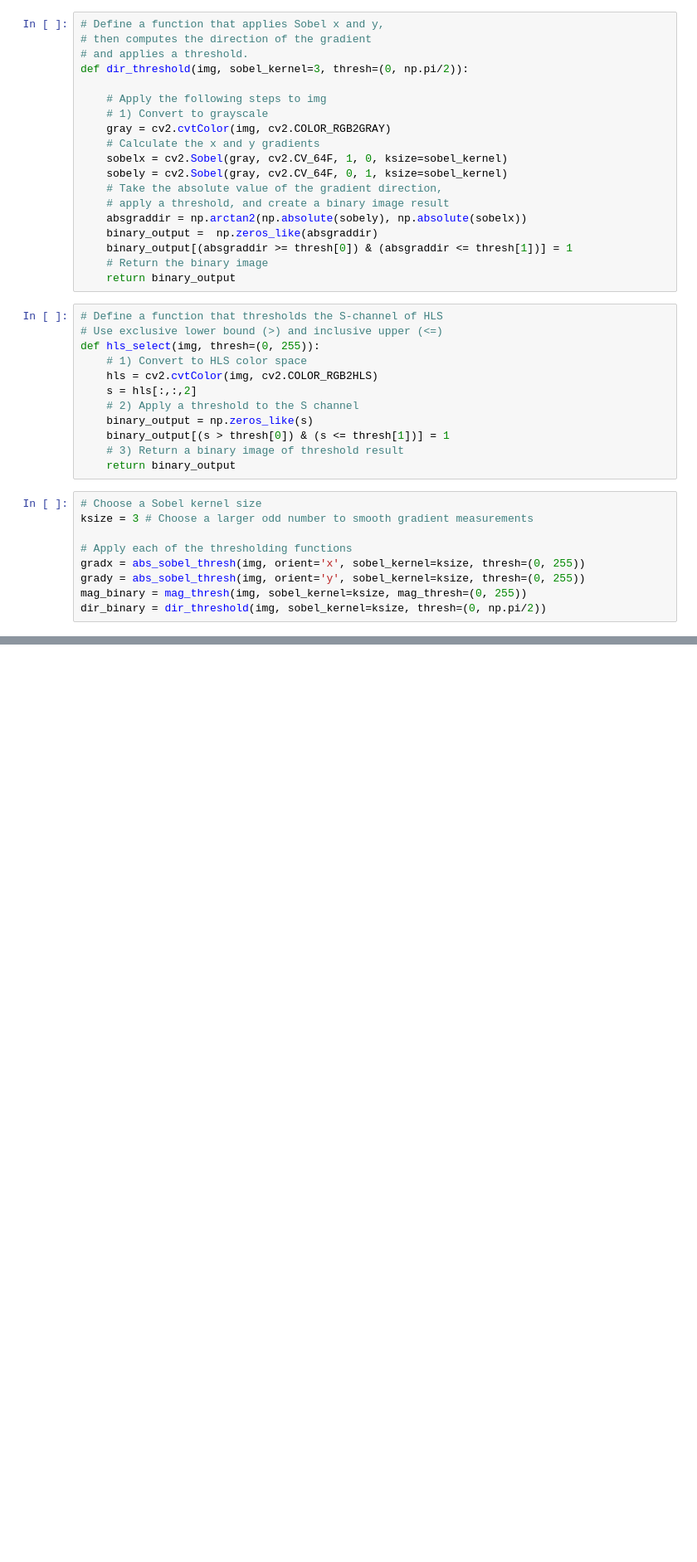
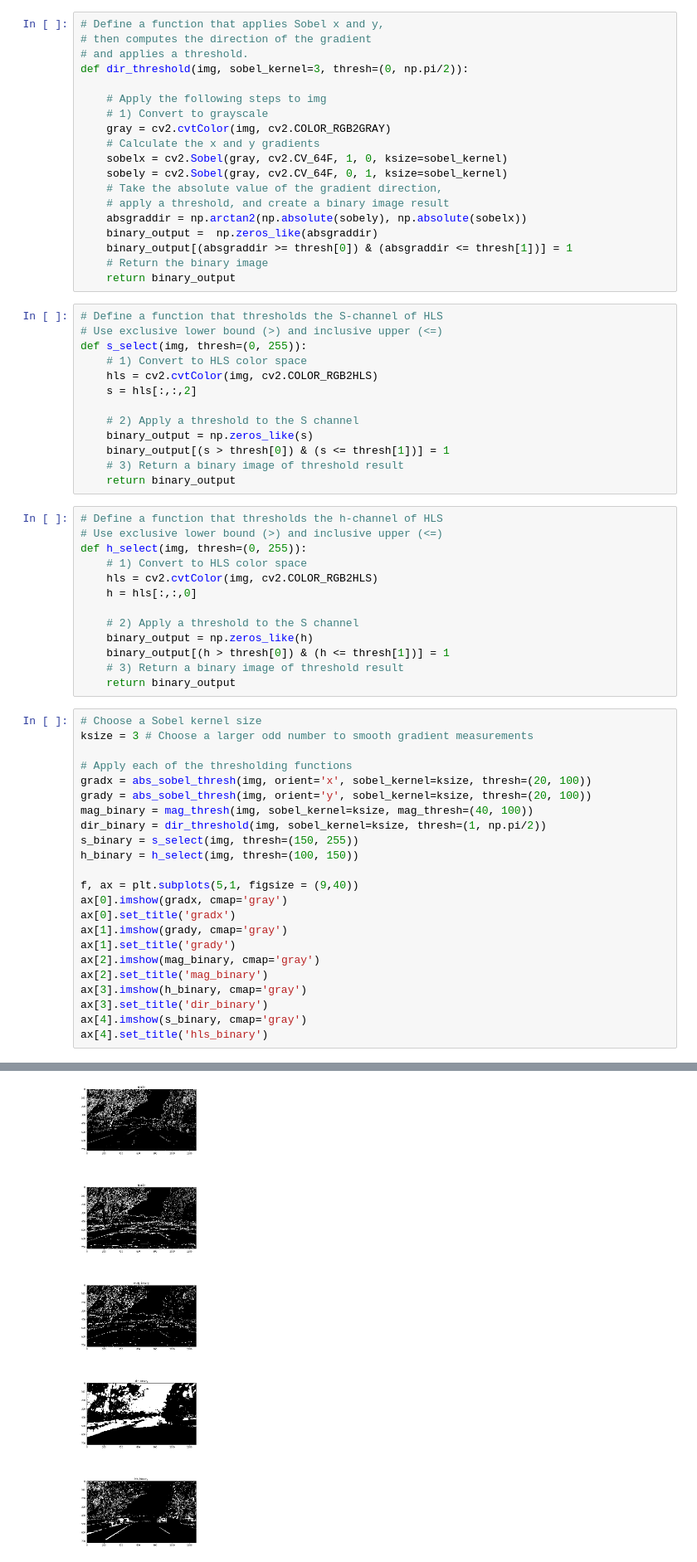
Before and after one commit to singlavinod/Self-Driving-Car-NanoDegree-Udacity, a Jupyter notebook: Term1-Computer-Vision-and-Deep-Learning/Project4-Advanced-Lane_Lines/visualize.ipynb, the cells around one changed output, grey strips where cells are left out. Shown at 83% size. Drawn from its saved outputs; the diff is of its cells as text; blank space fills up the shorter version.

```diff
--- a/Term1-Computer-Vision-and-Deep-Learning/Project4-Advanced-Lane_Lines/visualize.ipynb
+++ b/Term1-Computer-Vision-and-Deep-Learning/Project4-Advanced-Lane_Lines/visualize.ipynb
@@ -78,21 +79,50 @@ def dir_threshold(img, sobel_kernel=3, thresh=(0, np.pi/2)):
 # %%
 # Define a function that thresholds the S-channel of HLS
 # Use exclusive lower bound (>) and inclusive upper (<=)
-def hls_select(img, thresh=(0, 255)):
+def s_select(img, thresh=(0, 255)):
     # 1) Convert to HLS color space
     hls = cv2.cvtColor(img, cv2.COLOR_RGB2HLS)
     s = hls[:,:,2]
+
     # 2) Apply a threshold to the S channel
     binary_output = np.zeros_like(s)
     binary_output[(s > thresh[0]) & (s <= thresh[1])] = 1
     # 3) Return a binary image of threshold result
     return binary_output
+# %%
+# Define a function that thresholds the h-channel of HLS
+# Use exclusive lower bound (>) and inclusive upper (<=)
+def h_select(img, thresh=(0, 255)):
+    # 1) Convert to HLS color space
+    hls = cv2.cvtColor(img, cv2.COLOR_RGB2HLS)
+    h = hls[:,:,0]
+
+    # 2) Apply a threshold to the S channel
+    binary_output = np.zeros_like(h)
+    binary_output[(h > thresh[0]) & (h <= thresh[1])] = 1
+    # 3) Return a binary image of threshold result
+    return binary_output
 # %%
 # Choose a Sobel kernel size
 ksize = 3 # Choose a larger odd number to smooth gradient measurements
 
 # Apply each of the thresholding functions
-gradx = abs_sobel_thresh(img, orient='x', sobel_kernel=ksize, thresh=(0, 255))
-grady = abs_sobel_thresh(img, orient='y', sobel_kernel=ksize, thresh=(0, 255))
-mag_binary = mag_thresh(img, sobel_kernel=ksize, mag_thresh=(0, 255))
-dir_binary = dir_threshold(img, sobel_kernel=ksize, thresh=(0, np.pi/2))
+gradx = abs_sobel_thresh(img, orient='x', sobel_kernel=ksize, thresh=(20, 100))
+grady = abs_sobel_thresh(img, orient='y', sobel_kernel=ksize, thresh=(20, 100))
+mag_binary = mag_thresh(img, sobel_kernel=ksize, mag_thresh=(40, 100))
+dir_binary = dir_threshold(img, sobel_kernel=ksize, thresh=(1, np.pi/2))
+s_binary = s_select(img, thresh=(150, 255))
+h_binary = h_select(img, thresh=(100, 150))
+
+f, ax = plt.subplots(5,1, figsize = (9,40))
+ax[0].imshow(gradx, cmap='gray')
+ax[0].set_title('gradx')
+ax[1].imshow(grady, cmap='gray')
+ax[1].set_title('grady')
+ax[2].imshow(mag_binary, cmap='gray')
+ax[2].set_title('mag_binary')
+ax[3].imshow(h_binary, cmap='gray')
+ax[3].set_title('dir_binary')
+ax[4].imshow(s_binary, cmap='gray')
+ax[4].set_title('hls_binary')
+# %% [output]
@@ -99,2 +130,3 @@ dir_binary = dir_threshold(img, sobel_kernel=ksize, thresh=(0, np.pi/2))
+[figure, added]
 # %%
 combined = np.zeros_like(dir_binary)
```
Also changed, not shown: parts of 13 cells of this notebook.
